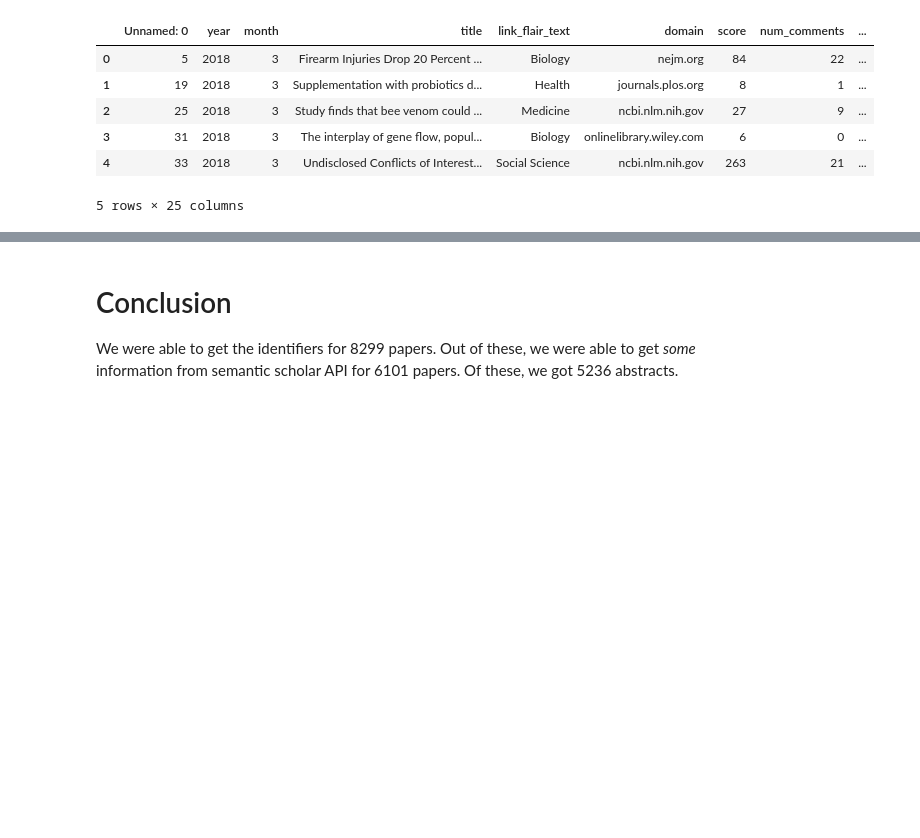
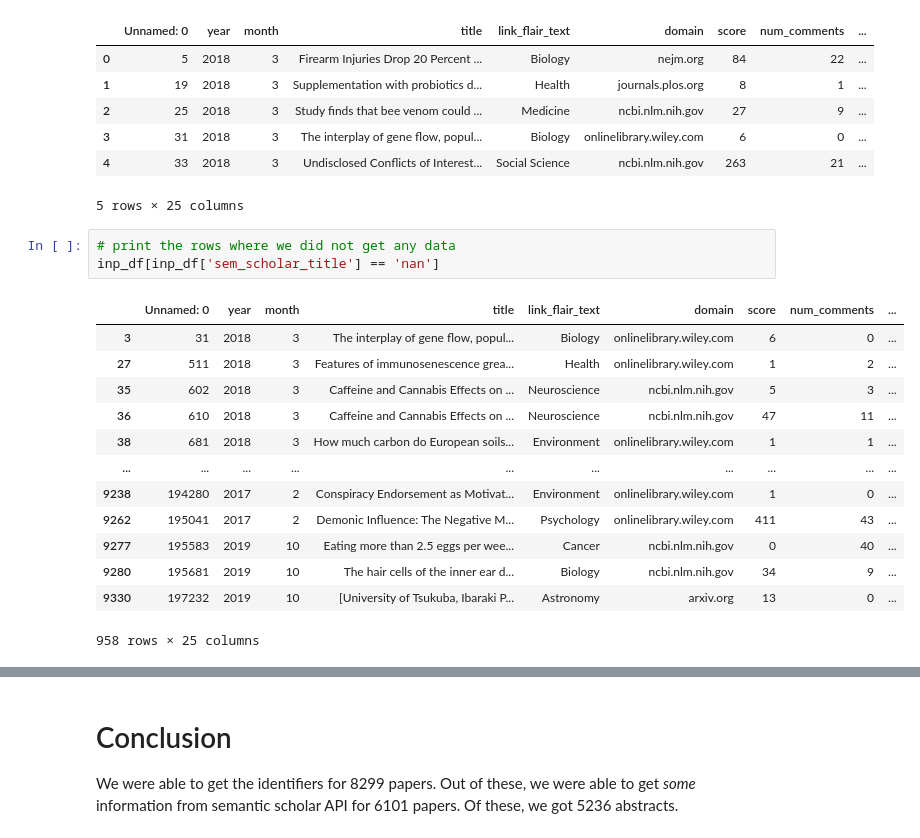
Before and after one commit to vetlewj/algorithmic-media, a Jupyter notebook: semantic_scholar/get_abstracts_from_sem_scholar.ipynb, the cells around one changed output, grey strips where cells are left out. Cells and saved outputs as stored; diff of their text form; blank space fills up the shorter version.

```diff
--- a/semantic_scholar/get_abstracts_from_sem_scholar.ipynb
+++ b/semantic_scholar/get_abstracts_from_sem_scholar.ipynb
@@ -75,5 +75,22 @@ inp_df.head()
 | 3 | 31 | 2018 | 3 | The interplay of gene flow, popul... | Biology | onlinelibrary.wiley.com | 6 | 0 | ... |
 | 4 | 33 | 2018 | 3 | Undisclosed Conflicts of Interest... | Social Science | ncbi.nlm.nih.gov | 263 | 21 | ... |
 5 rows × 25 columns
+# %%
+# print the rows where we did not get any data
+inp_df[inp_df['sem_scholar_title'] == 'nan']
+# %% [output]
+|  | Unnamed: 0 | year | month | title | link_flair_text | domain | score | num_comments | ... |
+| 3 | 31 | 2018 | 3 | The interplay of gene flow, popul... | Biology | onlinelibrary.wiley.com | 6 | 0 | ... |
+| 27 | 511 | 2018 | 3 | Features of immunosenescence grea... | Health | onlinelibrary.wiley.com | 1 | 2 | ... |
+| 35 | 602 | 2018 | 3 | Caffeine and Cannabis Effects on ... | Neuroscience | ncbi.nlm.nih.gov | 5 | 3 | ... |
+| 36 | 610 | 2018 | 3 | Caffeine and Cannabis Effects on ... | Neuroscience | ncbi.nlm.nih.gov | 47 | 11 | ... |
+| 38 | 681 | 2018 | 3 | How much carbon do European soils... | Environment | onlinelibrary.wiley.com | 1 | 1 | ... |
+| ... | ... | ... | ... | ... | ... | ... | ... | ... | ... |
+| 9238 | 194280 | 2017 | 2 | Conspiracy Endorsement as Motivat... | Environment | onlinelibrary.wiley.com | 1 | 0 | ... |
+| 9262 | 195041 | 2017 | 2 | Demonic Influence: The Negative M... | Psychology | onlinelibrary.wiley.com | 411 | 43 | ... |
+| 9277 | 195583 | 2019 | 10 | Eating more than 2.5 eggs per wee... | Cancer | ncbi.nlm.nih.gov | 0 | 40 | ... |
+| 9280 | 195681 | 2019 | 10 | The hair cells of the inner ear d... | Biology | ncbi.nlm.nih.gov | 34 | 9 | ... |
+| 9330 | 197232 | 2019 | 10 | [University of Tsukuba, Ibaraki P... | Astronomy | arxiv.org | 13 | 0 | ... |
+958 rows × 25 columns
 # %%
 # if sem scholar title or abstract is nan or text is "nan", then remove that row
```
Also changed, not shown: parts of 3 cells of this notebook, 1 other file.
